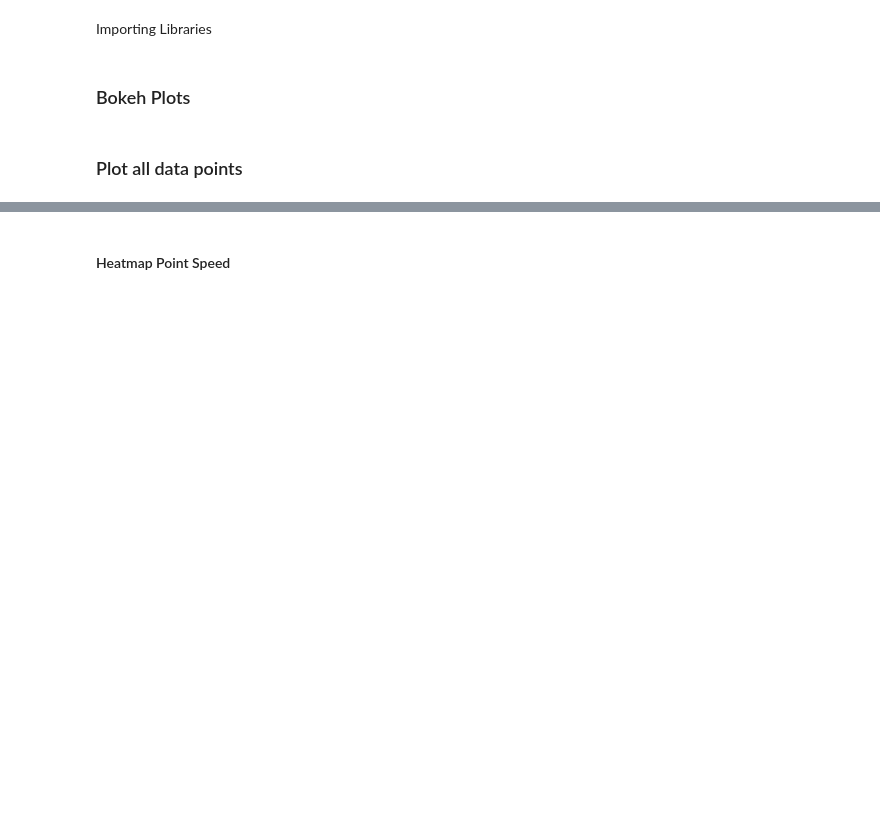
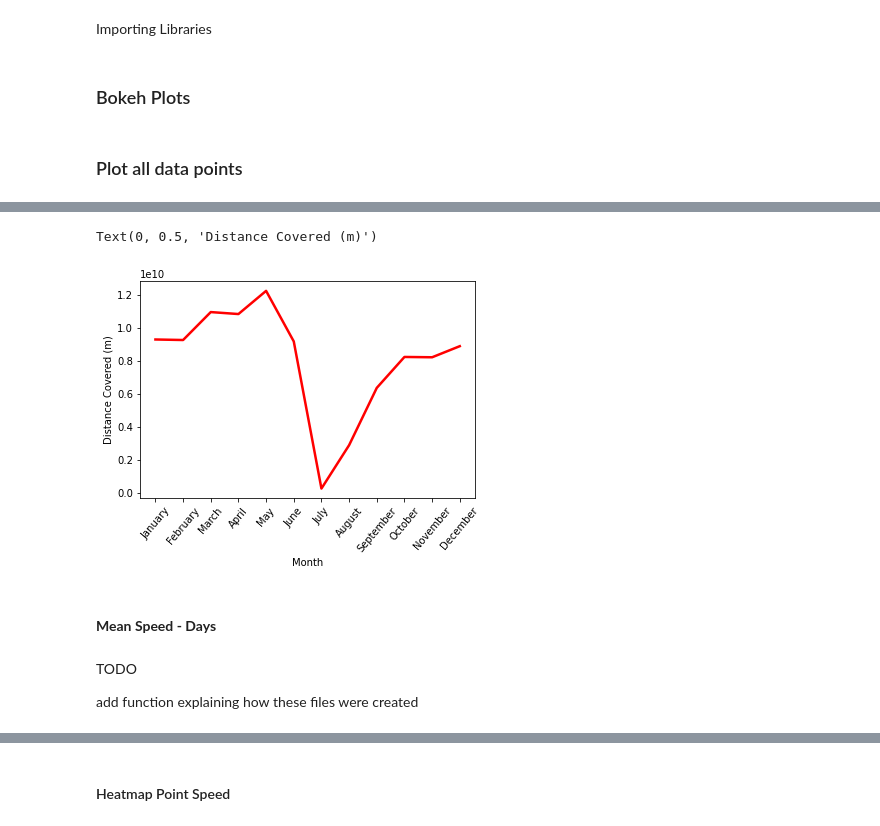
Before and after one commit to bazilinskyy/truck-driver-profile, a Jupyter notebook: tdstability/eda.ipynb, the cells around one changed output, grey strips where cells are left out. Cells and saved outputs as stored; diff of their text form; code cells hidden in the pictures; blank space fills up the shorter version.

```diff
--- a/tdstability/eda.ipynb
+++ b/tdstability/eda.ipynb
@@ -231,7 +232,7 @@ def load_data(dir_name,base_filename):
     #                                                                                                                           'Longitude','Meters_travelled','Time_elapsed','Point_speed','Number_of_lanes',
     #                                                                                                                           'Road_type','Road_class','Speed_restriction','TNO_Time-stamp'])))
 
-    df = pd.concat((chunk for chunk in pd.read_csv(complete_path,sep=';',encoding= 'unicode_escape',engine='c',infer_datetime_format=True,chunksize=1000000,low_memory=False)))
+    df = pd.concat((chunk for chunk in pd.read_csv(complete_path,sep=';',encoding= 'unicode_escape',engine='c',infer_datetime_format=True,chunksize=20000000,low_memory=False)))
     return df
 
 # Dropping the first and last row of csv ("------")
@@ -826,21 +603,14 @@ point_speed_3_roads
-# %%
-from matplotlib import pyplot as plt
-import seaborn as sns
-
-
-sns.set_palette("plasma")
-# g=sns.set(rc={'figure.figsize':(25,25)})
-g = sns.FacetGrid(point_speed_3_roads, col="Road Type", hue="Day")
-g.map(sns.lineplot, "Hour of the day", "Mean Point Speed (km/h)",linewidth=3)
-g.add_legend()
-plt.xlabel("Hour of the day")
-plt.figure(figsize=(30,15))
-# %%
-cat_weekdayhour = plt.figure(figsize=(20,20))
-cat_weekdayhour = sns.set_context("paper")
-cat_weekdayhour = sns.set(style="darkgrid", font_scale=1.0)
-
-# weekdayhour.shape
-cat_weekdayhour = sns.catplot(x="weekday", y="Point_speed", hue="TNO Trip Hour", kind="swarm", palette="plasma", data=merge_grp)
-plt.xlabel("Hour of the day")
-plt.ylabel("Point Speed (km/h)")
+# %%
+sns.lineplot(x=df_merged["TNO_Trip_Month_Rename"],y=df_merged["total_distance"],linewidth=2.5, color='red')
+plt.xticks(rotation=50)
+plt.xlabel("Month")
+plt.ylabel("Distance Covered (m)")
+# %% [output]
+Text(0, 0.5, 'Distance Covered (m)')
+[figure, added]
+# %% [markdown]
+#### **Mean Speed - Days**
+# %% [markdown]
+TODO
+
+add function explaining how these files were created
```
Also changed, not shown: parts of 99 cells of this notebook.
